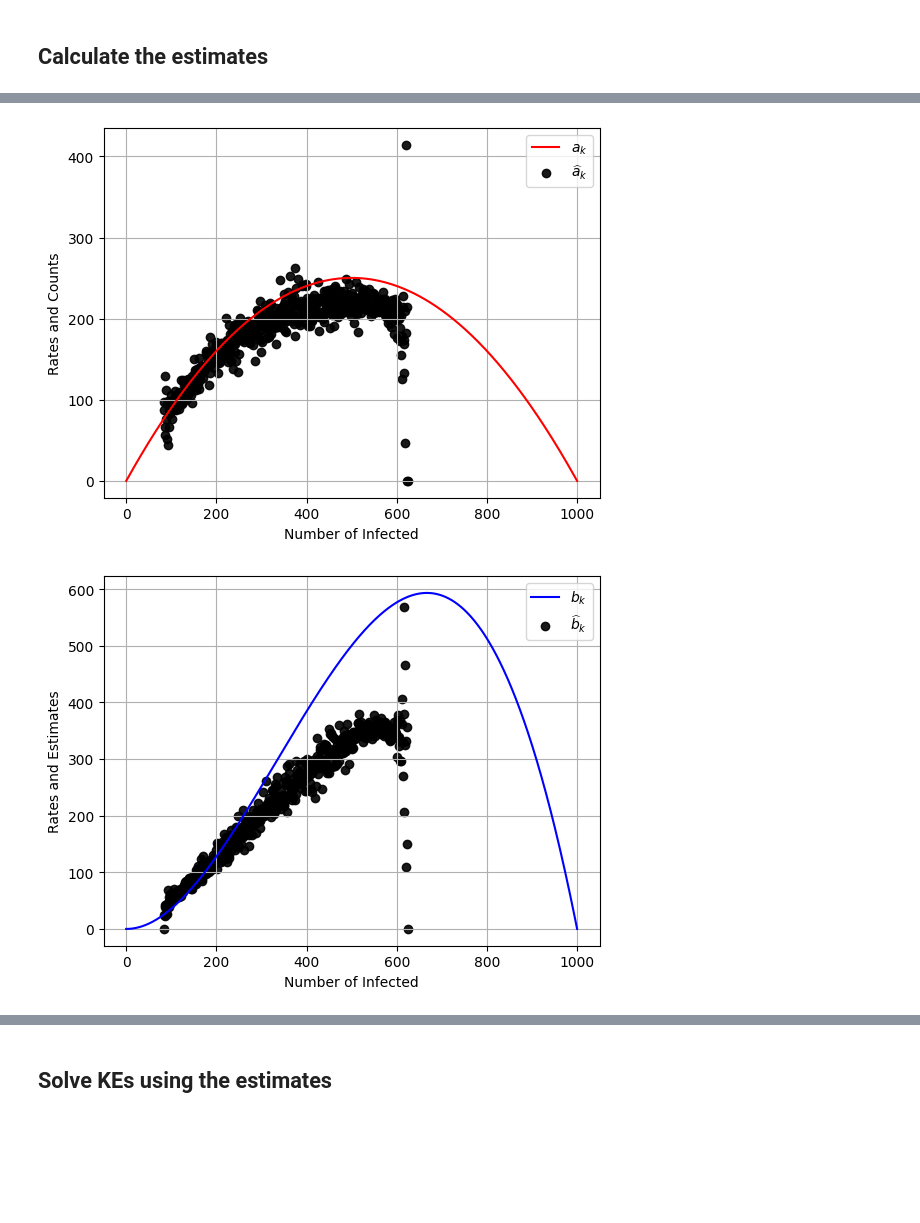
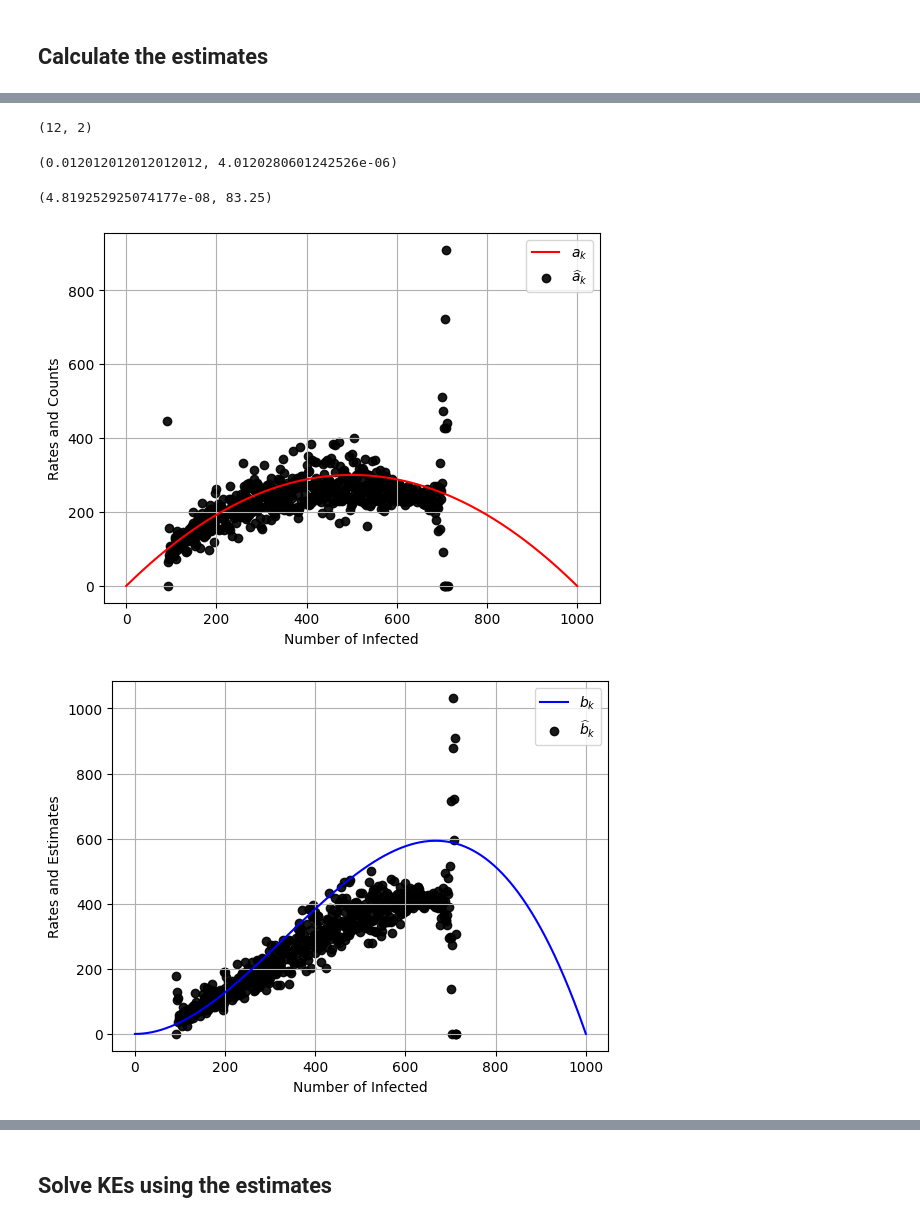
Before and after one commit to markolalovic/higher-order-contagion, a Jupyter notebook: notebooks/E-R-rates-SC-4.ipynb, the cells around one changed output, grey strips where cells are left out. Saved outputs shown, nothing was run; the diff lists cells and outputs as text; code cells hidden in the pictures; blank space fills up the shorter version.

```diff
--- a/notebooks/E-R-rates-SC-4.ipynb
+++ b/notebooks/E-R-rates-SC-4.ipynb
@@ -34,5 +34,5 @@ False
 # %%
-d1, d2 = (9, 1)
+d1, d2 = (12, 2)  # try 12, 2
 g = ErdosRenyiSC(N, d1, d2)
 # %%
 g.print()
@@ -61,7 +57,7 @@ g.summary()
 test_name = "random_ER"
 
 I0 = 1
-nsims = 500
+nsims = 100
 run_gillespie_simulations = True
 time_max = 50
 
@@ -69,9 +65,10 @@ time_max = 50
 mu    = 1             # recovery rate
 
 # TODO:
+# Try with
 # lambda_1 \in [1, 1.3, 1.5]
 # lambda_2 \in [2, 5]
-lambda1 = 1
+lambda1 = 1.2 # <- increase lambda
 lambda2 = 4
 
 beta1 = lambda1 * mu / d1 # pairwise infection rate
@@ -97,7 +94,7 @@ random_ER:
 ## Run Gillespie
 # %%
 ## --- Run Gillespie ---
-run_gillespie_simulations = False
+run_gillespie_simulations = True
 
 I0_gillespie = I0 # TODO: go over the range when necessary
 nodes = list(g.nodes.keys())
@@ -124,7 +121,7 @@ ax  = plt.subplot()
 for X_t in X_sims:
     ax.plot(X_t[0], X_t[2], c="blue", alpha=0.9, linewidth=0.5, rasterized=True)
 
-plt.axhline(y=int(0.57 * N), color='black', lw=2, alpha=0.4, linestyle='-')
+plt.axhline(y=int(0.7 * N), color='black', lw=2, alpha=0.4, linestyle='-')
 
 plt.xlabel("Time")
 plt.ylabel("Number of Infected")
@@ -477,3 +390,15 @@ plt.close(fig)
+# %%
+g.d1_target, g.d2_target
+# %% [output]
+(12, 2)
+# %%
+g.target_p1, g.target_p2
+# %% [output]
+(0.012012012012012012, 4.0120280601242526e-06)
+# %%
+g.target_p1 * g.target_p2, (g.target_p2/(g.target_p1 * g.target_p2))
+# %% [output]
+(4.819252925074177e-08, 83.25)
 # %%
 a_k_hat = estimates["a_k_hat"]
 b_k_hat = estimates["b_k_hat"]
@@ -487,11 +412,11 @@ k_values = np.arange(0, N + 1) # number of infected from 0 to N
 k_choose_2 = np.array(list(map(lambda k: comb(k, 2, exact=True), k_values)))
 
 # TODO: what are theoretical rates now?
-a_k = target_p1 * beta1 * k_values * (N - k_values)
-b_k = target_p2 * beta2 * k_choose_2 * (N - k_values)
+a_k = g.target_p1 * beta1 * k_values * (N - k_values)
+b_k = g.target_p2 * beta2 * k_choose_2 * (N - k_values)
 
 # TODO: replace c_k with sum lambda_k = birth_rate_k = a_k + b_k
-c_k = mu * k_values
+c_k = a_k + b_k
 
 fig = plt.figure()
 ax = plt.subplot()
@@ -507,34 +432,34 @@ plt.grid(True)
 plt.savefig(f"../figures/estimation/{test_name}/estimates_ak.pdf",
             format='pdf', bbox_inches='tight')
 plt.show()
 
 # theoretical bk vs. bk hats
 fig = plt.figure()
 ax = plt.subplot()
 ax.plot(k_values, b_k, label=r'$b_k$', color="blue")
 ax.scatter(k_values[valid_k_idx], b_k_hat[valid_k_idx],
         label=r'$\widehat{b}_k$', color="black", alpha=0.9)
 plt.xlabel("Number of Infected")
 plt.ylabel("Rates and Estimates")
 plt.legend()
 plt.grid(True)
 plt.savefig(f"../figures/estimation/{test_name}/estimates_bk.pdf",
             format='pdf', bbox_inches='tight')
 plt.show()
 
 # theoretical ck vs. ck hats (as a test only)
 fig = plt.figure()
 ax = plt.subplot()
-ax.plot(k_values, c_k, label=r'$c_k$', color="green")
+ax.plot(k_values, c_k, label=r'$a_k + b_k$', color="green")
 ax.scatter(k_values[valid_k_idx], c_k_hat[valid_k_idx],
-        label=r'$\widehat{c}_k$', color="black", alpha=0.9)
+        label=r'$\widehat{a}_k + \widehat{b}_k$', color="black", alpha=0.9)
 plt.xlabel("Number of Infected")
 plt.ylabel("Rates and Estimates")
 plt.legend()
 plt.grid(True)
 plt.savefig(f"../figures/estimation/{test_name}/estimates_ck.pdf",
             format='pdf', bbox_inches='tight')
 plt.show()
 # %% [output]
-[figure, old version]
+[figure, new version]
-[figure, old version]
+[figure, new version]
```
Also changed, not shown: parts of 20 cells of this notebook, 18 other files.
